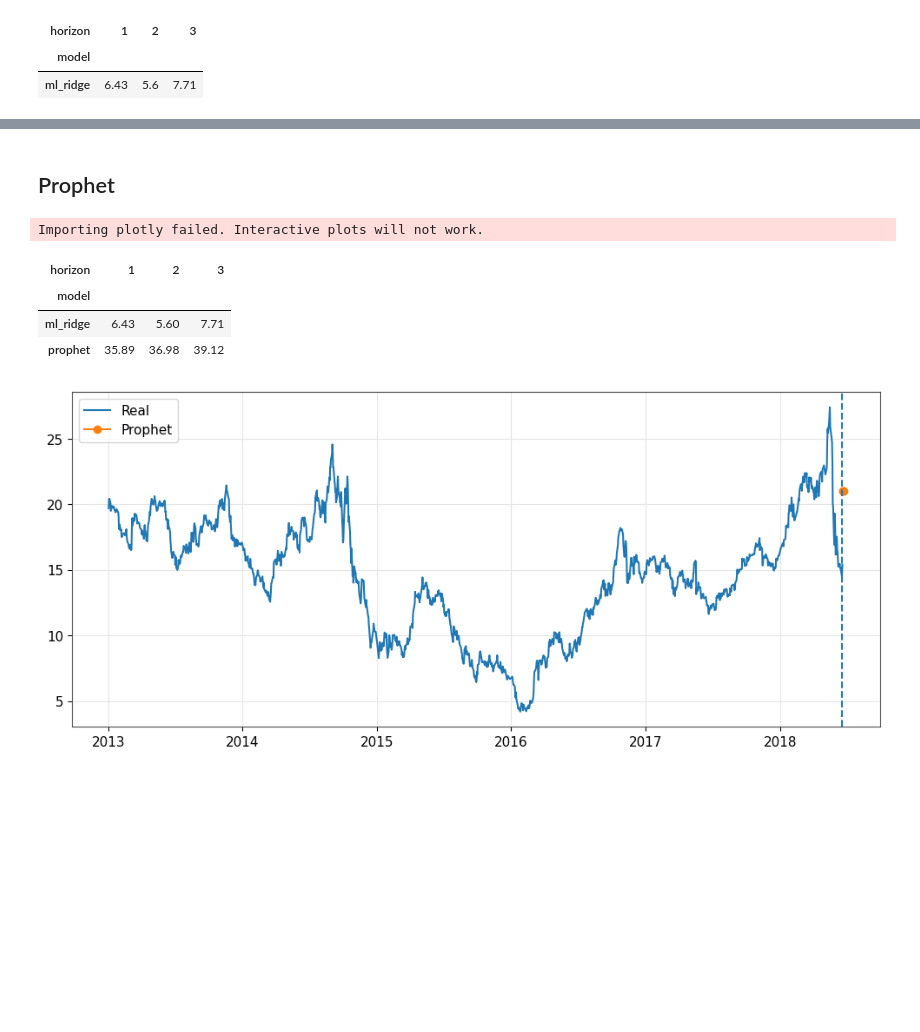
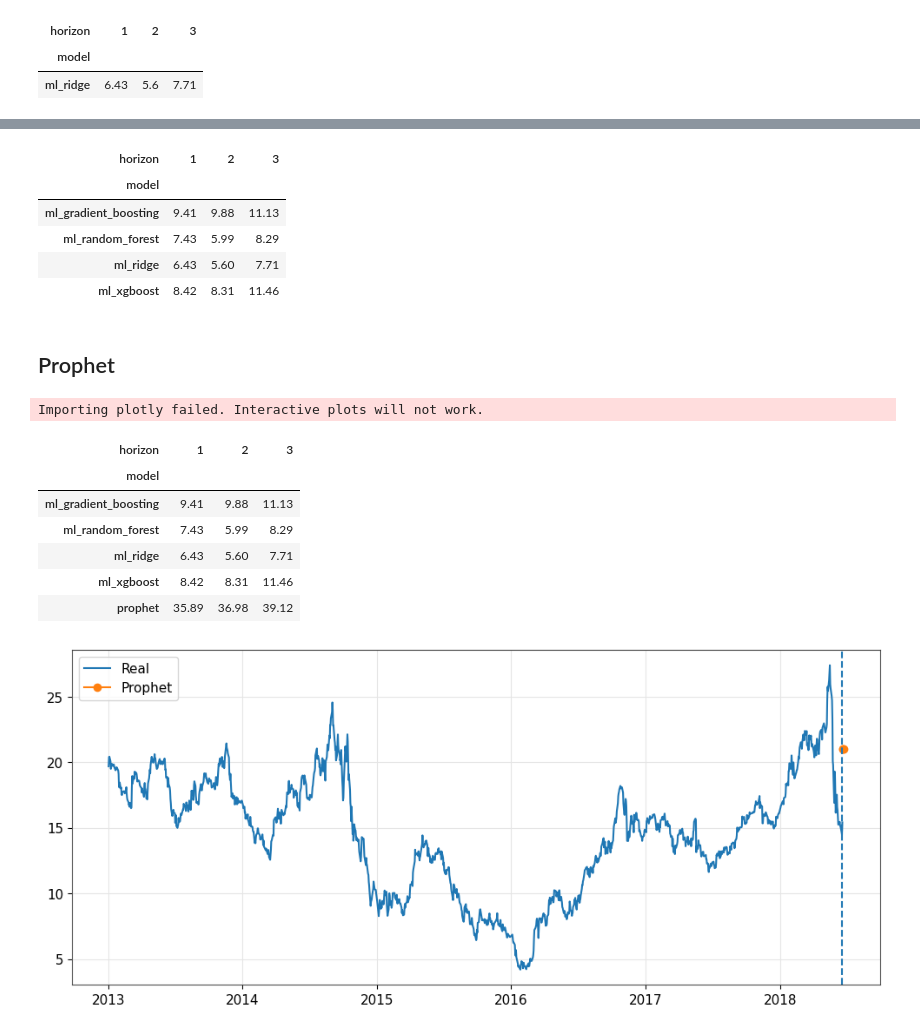
Before and after one commit to maricmello/squad-data-science, a Jupyter notebook: Case 4/notebooks/03_modelos_machine_learning.ipynb, the cells around one changed output, grey strips where cells are left out. Drawn from its saved outputs; the diff is of its cells as text; code cells hidden in the pictures; blank space fills up the shorter version.

```diff
--- a/Case 4/notebooks/03_modelos_machine_learning.ipynb
+++ b/Case 4/notebooks/03_modelos_machine_learning.ipynb
@@ -199,3 +203,40 @@ metrics_ml.pivot(index="model", columns="horizon", values="MAPE").round(2)
+# %%
+outros_final_models = {}
+for h in ut.HORIZONS:
+    ycol = f"target_h{h}"
+    for name, base_model in candidates.items():
+        if name == "ridge":
+            continue
+        model = base_model.__class__(**base_model.get_params())
+        model.fit(feat_train_clean[FEATURE_COLS], feat_train_clean[ycol])
+        outros_final_models[(h, name)] = model
+
+rows_outros = []
+for origin in origins:
+    origin_date = full_dates[origin]
+    history_raw = full.iloc[: origin + 1][["Date", "Close", "Volume"]]
+    history_feat = ut.build_features(history_raw)
+    x_row = history_feat.iloc[[-1]][FEATURE_COLS]
+
+    for h in ut.HORIZONS:
+        for name in ["random_forest", "gradient_boosting", "xgboost"]:
+            model = outros_final_models[(h, name)]
+            pred = model.predict(x_row)[0]
+            ut.append_predictions(rows_outros, origin_date, full_dates, full["Close"].values, origin, h, f"ml_{name}", pred)
+
+results_ml = pd.concat([results_ml, pd.DataFrame(rows_outros)], ignore_index=True)
+results_ml.to_csv("../results/predictions_ml.csv", index=False)
+
+metrics_ml = ut.summarize_by_horizon(results_ml)
+metrics_ml.to_csv("../results/metrics_ml.csv", index=False)
+metrics_ml.pivot(index="model", columns="horizon", values="MAPE").round(2)
+# %% [output]
+| horizon | 1 | 2 | 3 |
+| model |  |  |  |
+| ml_gradient_boosting | 9.41 | 9.88 | 11.13 |
+| ml_random_forest | 7.43 | 5.99 | 8.29 |
+| ml_ridge | 6.43 | 5.60 | 7.71 |
+| ml_xgboost | 8.42 | 8.31 | 11.46 |
 # %% [markdown]
 ## Prophet
 # %%
@@ -228,7 +269,10 @@ metrics_ml.pivot(index="model", columns="horizon", values="MAPE").round(2)
 Importing plotly failed. Interactive plots will not work.
 | horizon | 1 | 2 | 3 |
 | model |  |  |  |
+| ml_gradient_boosting | 9.41 | 9.88 | 11.13 |
+| ml_random_forest | 7.43 | 5.99 | 8.29 |
 | ml_ridge | 6.43 | 5.60 | 7.71 |
+| ml_xgboost | 8.42 | 8.31 | 11.46 |
 | prophet | 35.89 | 36.98 | 39.12 |
 # %%
 plt.figure(figsize=(12, 5))
```
Also changed, not shown: parts of 3 cells of this notebook, 9 other files.
